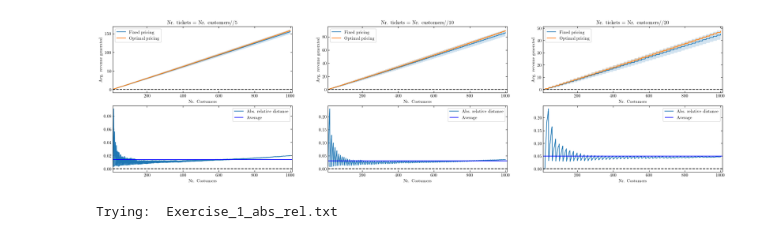
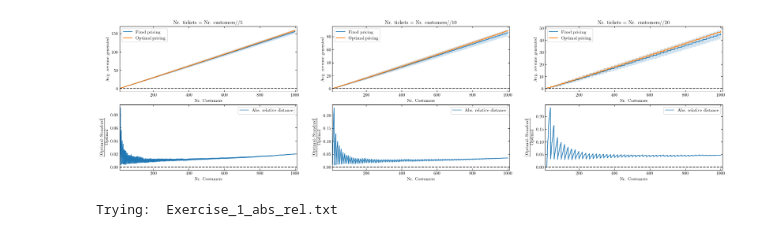
Before and after one commit to seba2390/RandomizedAlgorithms2023, a Jupyter notebook: Project 3/python/main.ipynb, the cells around one changed output. Saved outputs shown, nothing was run; the diff lists cells and outputs as text; code cells hidden in the pictures.

```diff
--- a/Project 3/python/main.ipynb
+++ b/Project 3/python/main.ipynb
@@ -146,37 +146,36 @@ for idx, fraction in enumerate(np.sort(list(results.keys()))):
     div_fav     = fraction
     avg_standard_revenues, standard_std_deviations, n_customers = results[fraction]['Standard avg. revenue'], results[fraction]['Standard std. deviation'], results[fraction]['Nr. customers']
     avg_optimal_revenues, optimal_std_deviations = results[fraction]['Optimal avg. revenue'], results[fraction]['Optimal std. deviation']
     abs_rel_distance = np.nan_to_num(results[fraction]['Abs. relative distance'])
 
     ax[0][idx].set_title(f"Nr. tickets = Nr. customers//{div_fav}")
 
     ax[0][idx].plot(n_customers,avg_standard_revenues, label="Fixed pricing")
     ax[0][idx].fill_between(n_customers, np.array(avg_standard_revenues)-np.array(standard_std_deviations),
                                  np.array(avg_standard_revenues)+np.array(standard_std_deviations), alpha=0.2)
 
     ax[0][idx].plot(n_customers,avg_optimal_revenues, label="Optimal pricing")
     ax[0][idx].fill_between(n_customers, np.array(avg_optimal_revenues)-np.array(optimal_std_deviations),
                                  np.array(avg_optimal_revenues)+np.array(optimal_std_deviations), alpha=0.2)
 
     ax[1][idx].plot(n_customers,abs_rel_distance, label="Abs. relative distance")
-    ax[1][idx].hlines(np.mean(abs_rel_distance),0.9*min(n_customers), 1.01*max(n_customers), color="b", label="Average")
-
 
     ax[0][idx].set_xlim(0.9*min(n_customers),1.01*max(n_customers))
     ax[0][idx].hlines(0,0.9*min(n_customers),1.01*max(n_customers),color='k',ls='--')
     ax[0][idx].legend(loc='upper left')
     ax[0][idx].set_xlabel("Nr. Costumers")
     ax[0][idx].set_ylabel("Avg. revenue generated")
 
     ax[1][idx].set_xlim(0.9*min(n_customers),1.01*max(n_customers))
     ax[1][idx].hlines(0,0.9*min(n_customers),1.01*max(n_customers),color='k',ls='--')
     ax[1][idx].legend(loc='upper right')
     ax[1][idx].set_xlabel("Nr. Costumers")
+    ax[1][idx].set_ylabel(r"$\frac{\big|\textrm{Optimal}-\textrm{Standard}\big|}{\textrm{Optimal}}$")
 
-plt.savefig("test.pdf")
+plt.savefig("A.pdf")
 plt.show()
 # %% [output]
-[figure, old version]
+[figure, new version]
 # %%
 DATA_PATH = "../Data/Exercise_1_b/"
 filename = os.listdir(DATA_PATH)[0]
```
Also changed, not shown: parts of 1 cell of this notebook, 23 other files.
